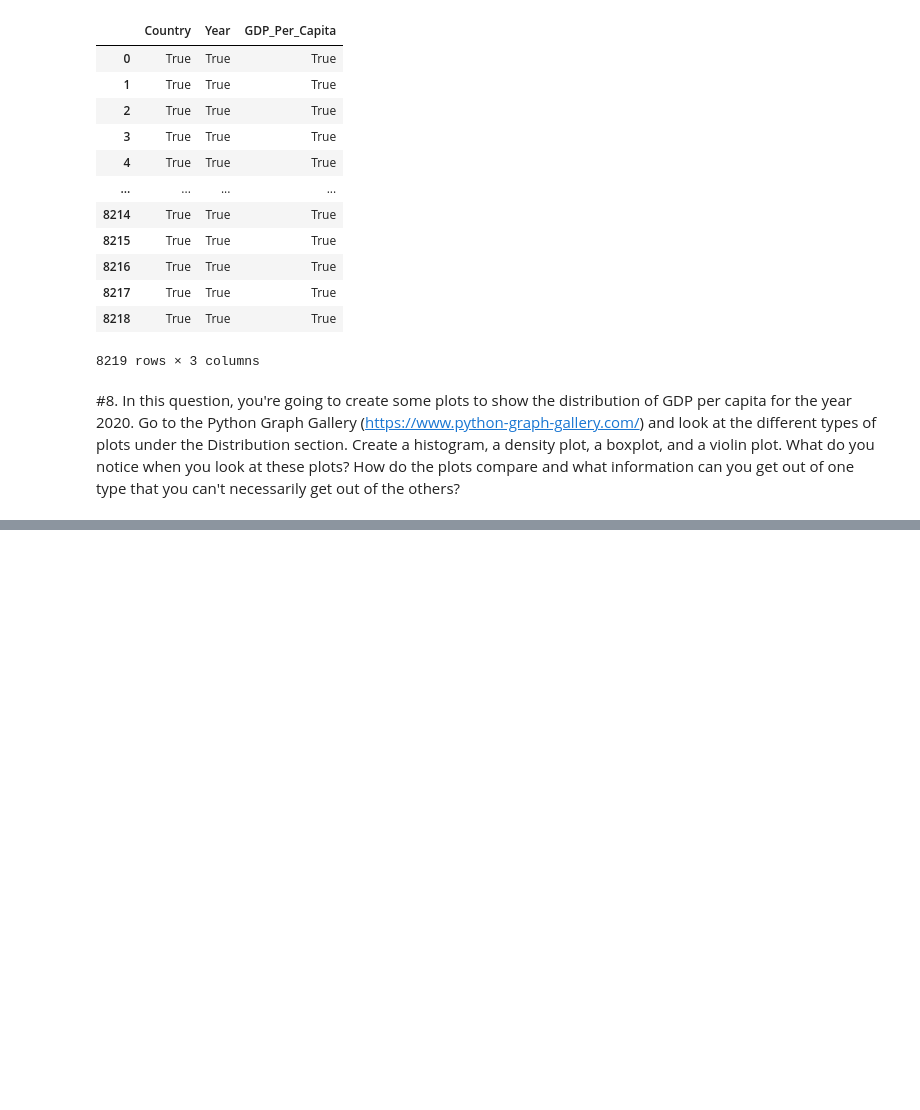
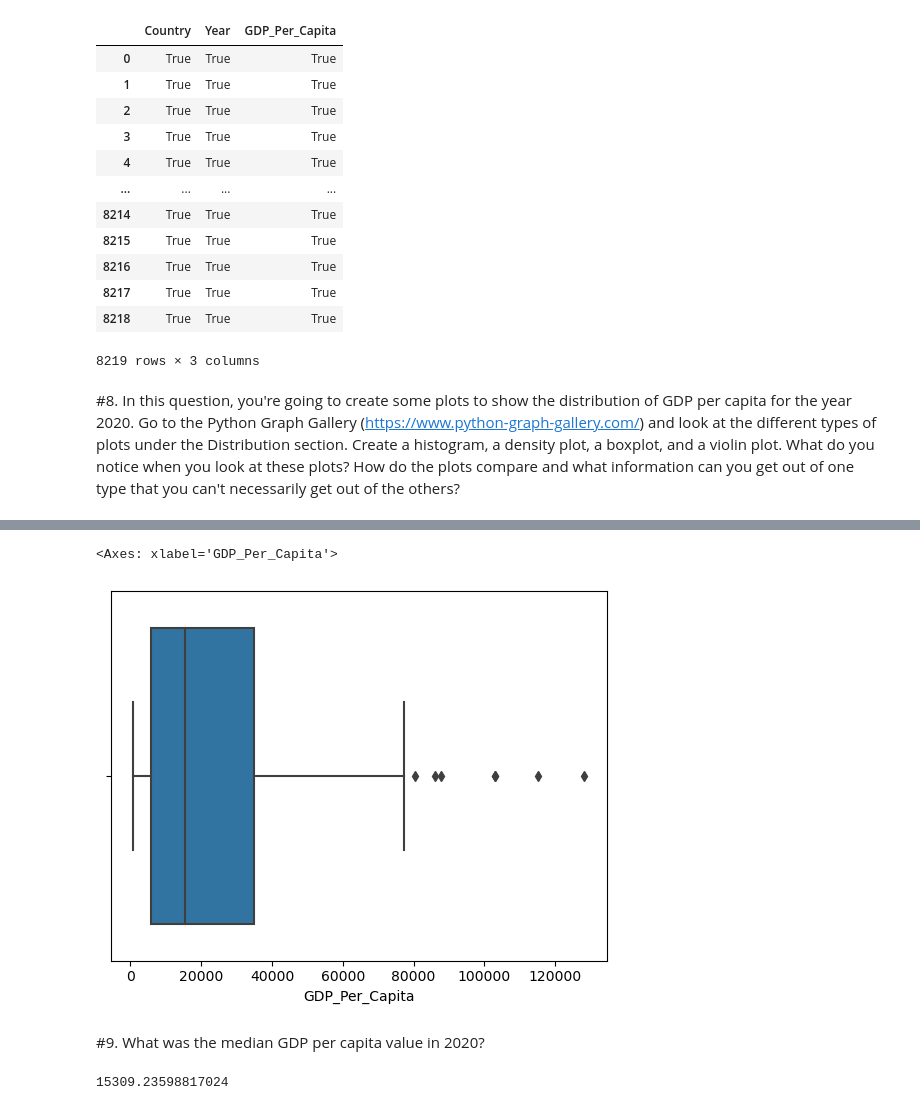
Before and after one commit to NSS-Full-Time-Data-Analytics-16/un-project-jaimreyes, a Jupyter notebook: notebook/un_project.ipynb, the cells around one changed output, grey strips where cells are left out. Cells and saved outputs as stored; diff of their text form; code cells hidden in the pictures; blank space fills up the shorter version.

```diff
--- a/notebook/un_project.ipynb
+++ b/notebook/un_project.ipynb
@@ -130,0 +153,11 @@ KeyError: 'Year'
+# %%
+sns.boxplot(data = gdp_2020, x = 'GDP_Per_Capita')
+# %% [output]
+<Axes: xlabel='GDP_Per_Capita'>
+[figure, added]
+# %% [markdown]
+#9. What was the median GDP per capita value in 2020?
+# %%
+gdp_2020.median()
+# %% [output]
+15309.23598817024
```
Also changed, not shown: parts of 8 cells of this notebook.
